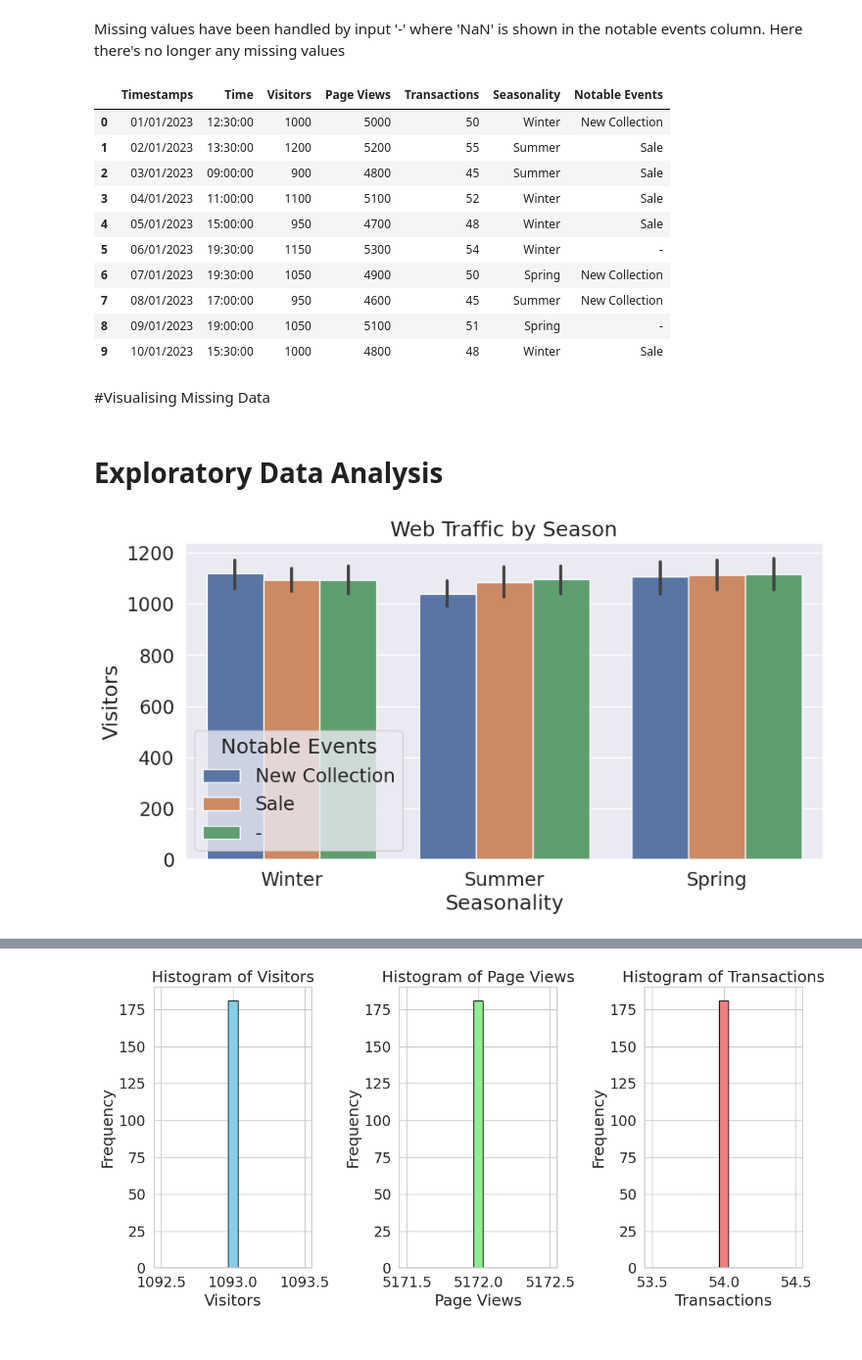
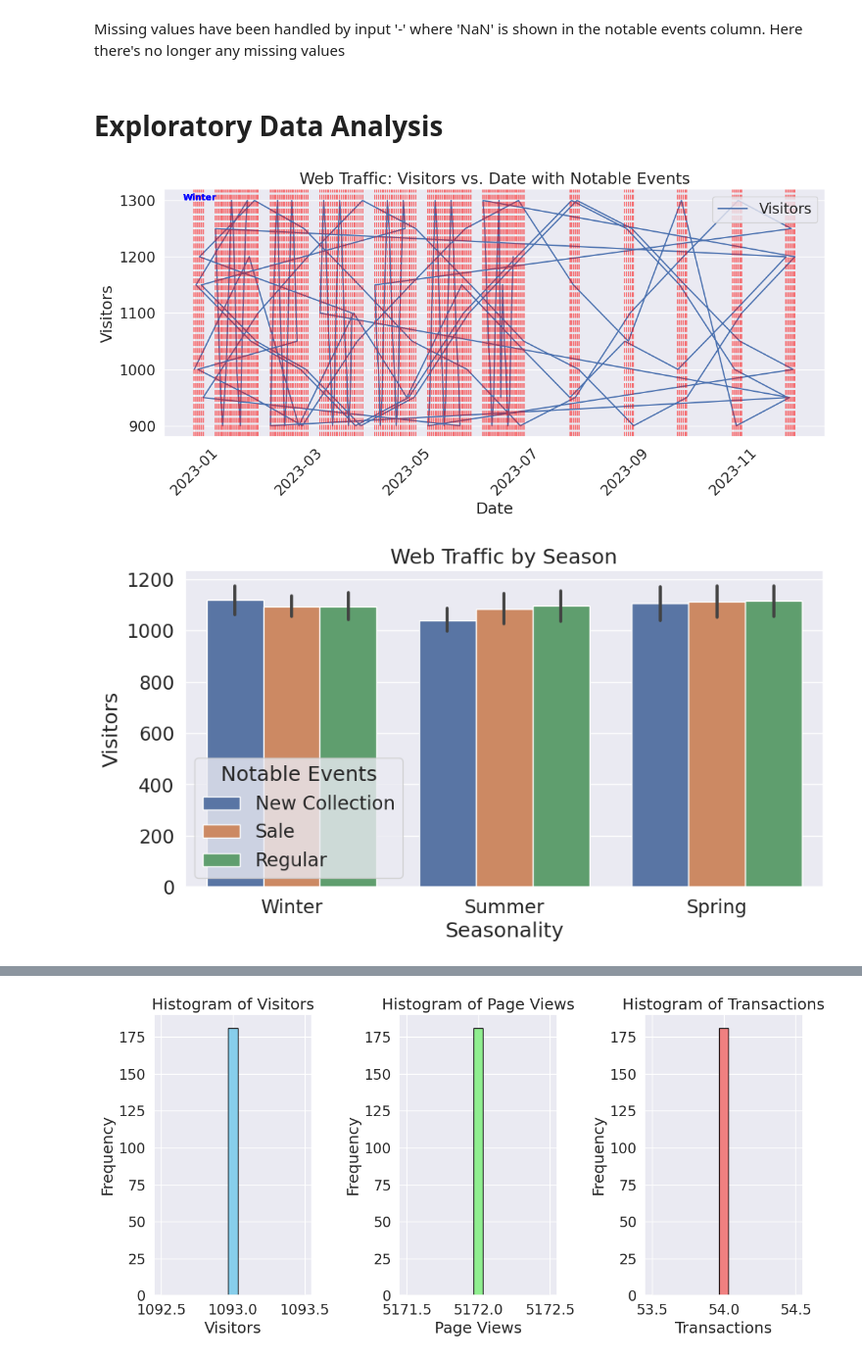
Before and after one commit to oluboladedeb/Web-traffic-forecasting, a Jupyter notebook: Ultimate_Year_Capstone_Project.ipynb, the cells around one changed output, grey strips where cells are left out. Shown at 98% size. Saved outputs shown, nothing was run; the diff lists cells and outputs as text; code cells hidden in the pictures.

```diff
--- a/Ultimate_Year_Capstone_Project.ipynb
+++ b/Ultimate_Year_Capstone_Project.ipynb
@@ -144,0 +145,3 @@ dtype: int64
+# %%
+desired_value = 'Regular'
+df['Notable Events'] = df['Notable Events'].fillna(desired_value)
@@ -163,23 +161,42 @@ dtype: int64
 # %% [markdown]
 Missing values have been handled by input '-' where 'NaN' is shown in the notable events column. Here there's no longer any missing values
-# %%
-df.head(10)
-# %% [output]
-|  | Timestamps | Time | Visitors | Page Views | Transactions | Seasonality | Notable Events |
-| 0 | 01/01/2023 | 12:30:00 | 1000 | 5000 | 50 | Winter | New Collection |
-| 1 | 02/01/2023 | 13:30:00 | 1200 | 5200 | 55 | Summer | Sale |
-| 2 | 03/01/2023 | 09:00:00 | 900 | 4800 | 45 | Summer | Sale |
-| 3 | 04/01/2023 | 11:00:00 | 1100 | 5100 | 52 | Winter | Sale |
-| 4 | 05/01/2023 | 15:00:00 | 950 | 4700 | 48 | Winter | Sale |
-| 5 | 06/01/2023 | 19:30:00 | 1150 | 5300 | 54 | Winter | - |
-| 6 | 07/01/2023 | 19:30:00 | 1050 | 4900 | 50 | Spring | New Collection |
-| 7 | 08/01/2023 | 17:00:00 | 950 | 4600 | 45 | Summer | New Collection |
-| 8 | 09/01/2023 | 19:00:00 | 1050 | 5100 | 51 | Spring | - |
-| 9 | 10/01/2023 | 15:30:00 | 1000 | 4800 | 48 | Winter | Sale |
-# %% [markdown]
-#Visualising Missing Data
 # %% [markdown]
 # Exploratory Data Analysis
+# %%
+# Convert the 'date' column to a datetime object
+df['Timestamps'] = pd.to_datetime(df['Timestamps'])
+# %%
+# Set the figure size
+plt.figure(figsize=(12, 6))
+
+# Plot the line chart for visitors vs. date
+plt.plot(df['Timestamps'], df['Visitors'], label='Visitors')
+
+# Highlight notable events (e.g., using vertical lines)
+for index, row in df.iterrows():
+    if row['Notable Events'] != '':
+        plt.axvline(x=row['Timestamps'], color='red', linestyle='--', alpha=0.5)
+
+# Set labels and title
+plt.xlabel('Date')
+plt.ylabel('Visitors')
+plt.title('Web Traffic: Visitors vs. Date with Notable Events')
+
+# Show the season on the plot (you may want to customize the position)
+for _, Seasonality_df in df.groupby('Seasonality'):
+    plt.text(df['Timestamps'].iloc[len(df) // 2], df['Visitors'].max(), df['Seasonality'].iloc[0], ha='center', fontsize=10, color='blue', fontweight='bold')
+
+# Add a legend
+plt.legend()
+
+# Rotate the x-axis labels for better readability
+plt.xticks(rotation=45)
+
+# Show the plot
+plt.tight_layout()
+plt.show()
+# %% [output]
+[figure, added]
 # %%
 # observing web visits by Seasonality
 sns.set_theme(font_scale=1.5)
@@ -188,7 +205,7 @@ sns.barplot(x='Seasonality', y='Visitors', hue='Notable Events', data=df).set_ti
 
 plt.show()
 # %% [output]
-[figure, old version]
+[figure, new version]
 # %%
 # Observing web visits by notable events
 plt.figure(figsize=(10,5))
```
Also changed, not shown: parts of 27 cells of this notebook.
